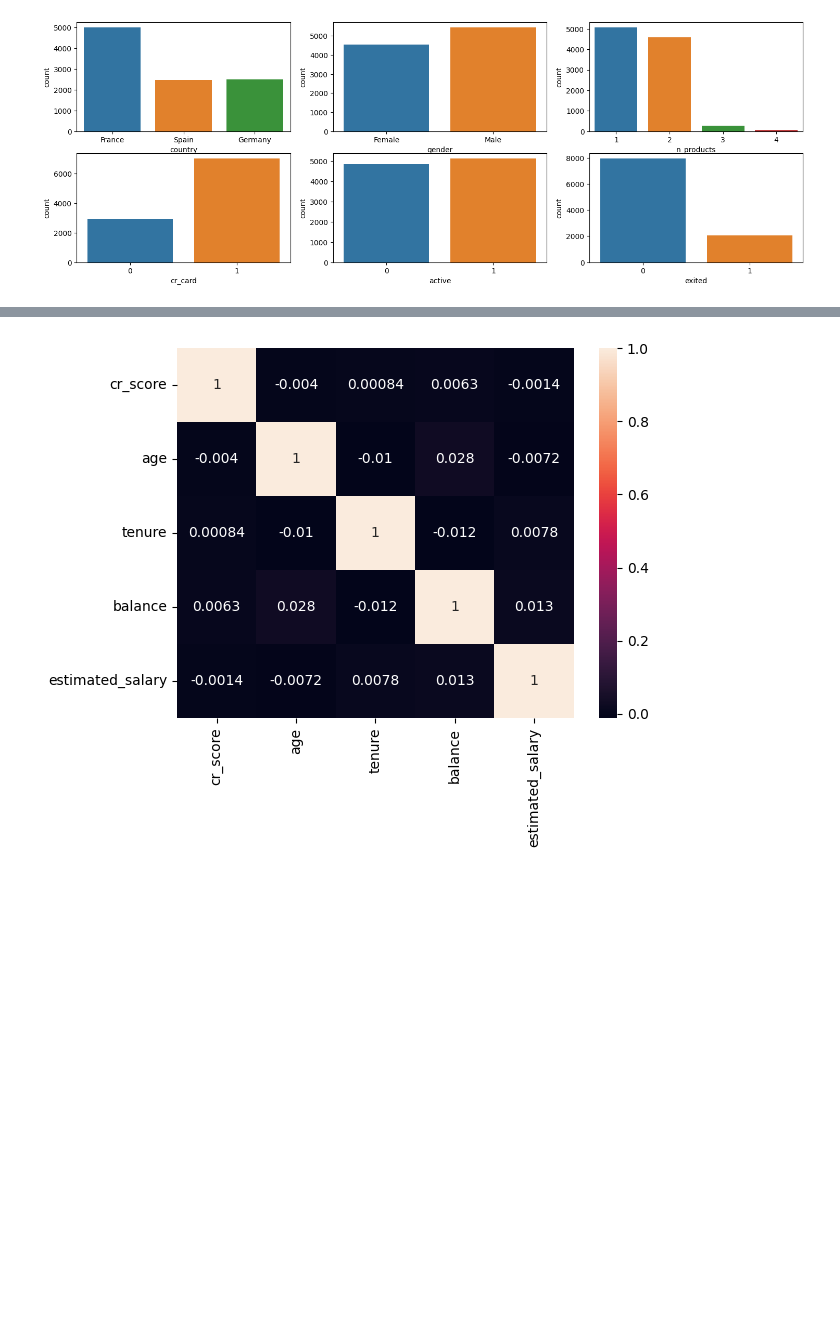
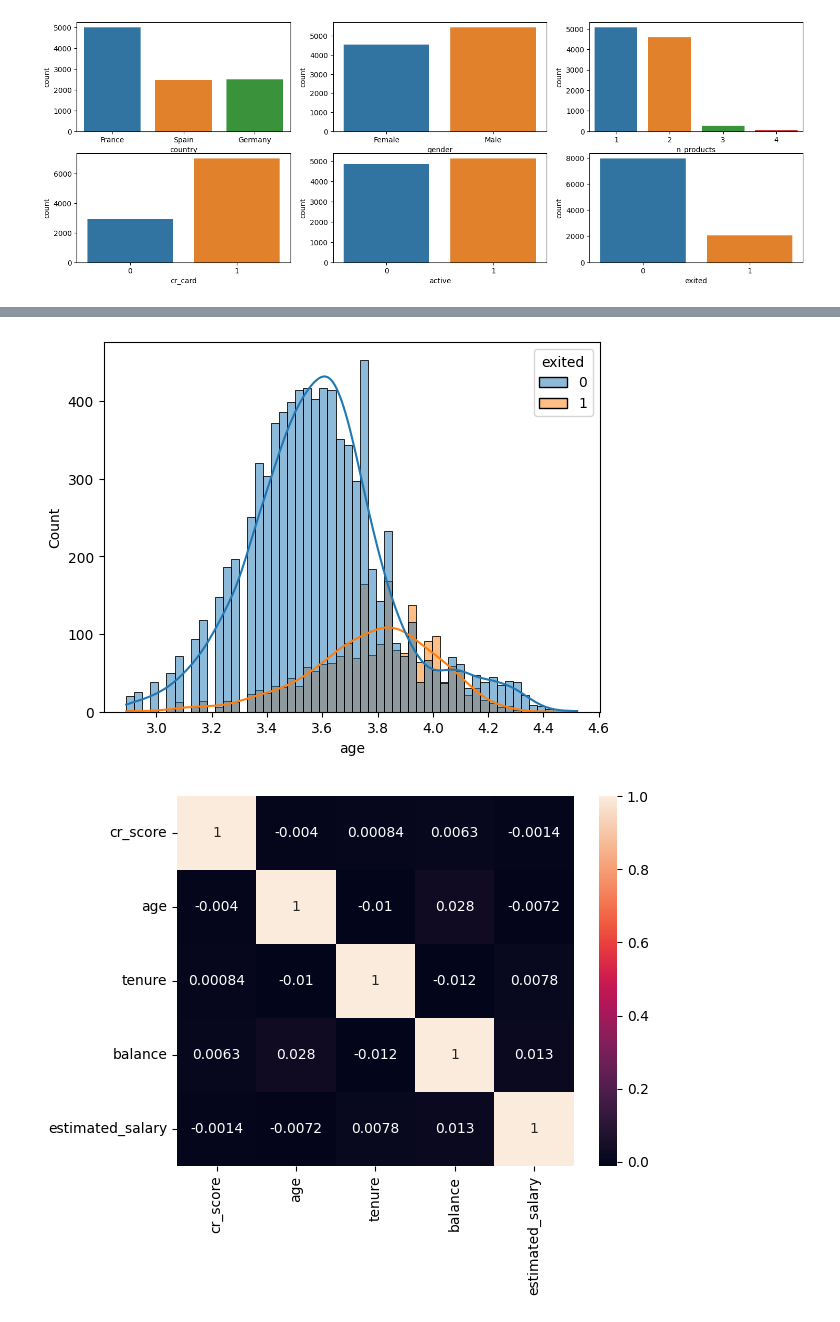
Before and after one commit to castroavila/machine_learning_i, a Jupyter notebook: projeto_aplicado.ipynb, the cells around one changed output, grey strips where cells are left out. Saved outputs shown, nothing was run; the diff lists cells and outputs as text; code cells hidden in the pictures; blank space fills up the shorter version.

```diff
--- a/projeto_aplicado.ipynb
+++ b/projeto_aplicado.ipynb
@@ -141,3 +142,13 @@ plt.show()
+# %%
+#A distribuição assimétrica de idades pode comprometer a performance do modelo.
+#Logo, uma transformação log normal pode melhorar a capacidade de predição
+
+dados['age'] = np.log(dados.age)
+
+sns.histplot(x='age', data=dados, hue='exited', kde=True)
+plt.show()
+# %% [output]
+[figure, added]
 # %%
 #Features consideradas para estatística descritiva possuem correlação fraca entre si
 #Isso corrobora com a hipótese de que não há características redundantes no dataset
```
Also changed, not shown: parts of 11 cells of this notebook.
